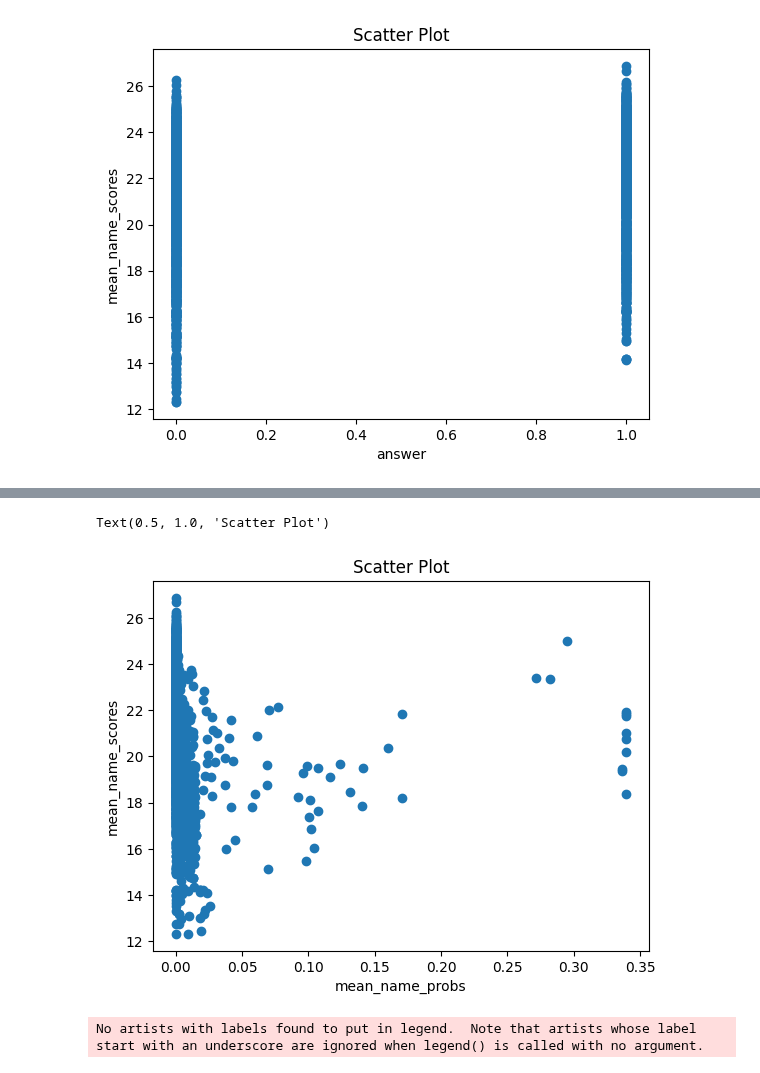
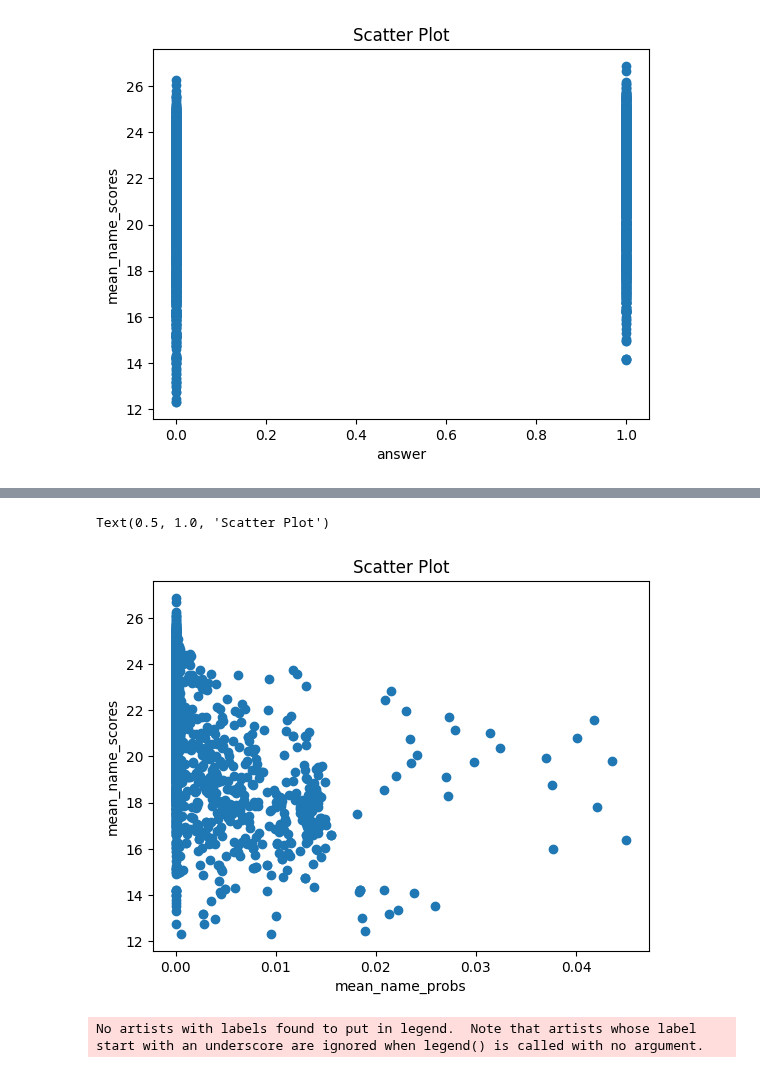
Before and after one commit to JetBrains-Research/effective-inference, a Jupyter notebook: notebooks/Untitled.ipynb, the cells around one changed output, grey strips where cells are left out. Drawn from its saved outputs; the diff is of its cells as text; code cells hidden in the pictures.

```diff
--- a/notebooks/Untitled.ipynb
+++ b/notebooks/Untitled.ipynb
@@ -425,3 +426,5 @@ plt.title('Scatter Plot')  # Optional: Adding a title
 # %% [output]
 Text(0.5, 1.0, 'Scatter Plot')
 [figure]
+# %%
+new_next_line = next_line[ next_line['mean_name_probs'] < 0.05]
@@ -428,11 +443,11 @@ Text(0.5, 1.0, 'Scatter Plot')
 # %%
-plt.scatter(next_line['mean_name_probs'], next_line['mean_name_scores'])
+plt.scatter(new_next_line['mean_name_probs'], new_next_line['mean_name_scores'])
 plt.xlabel('mean_name_probs')  # Optional: Naming the x-axis
 plt.ylabel('mean_name_scores')  # Optional: Naming the y-axis
 plt.title('Scatter Plot')  # Optional: Adding a title
 # %% [output]
 Text(0.5, 1.0, 'Scatter Plot')
-[figure, old version]
+[figure, new version]
 # %%
 categories = ['Original', 'GPT generated', 'Numerical', 'Translit']
 
```
Also changed, not shown: parts of 28 cells of this notebook, 5 other files.
